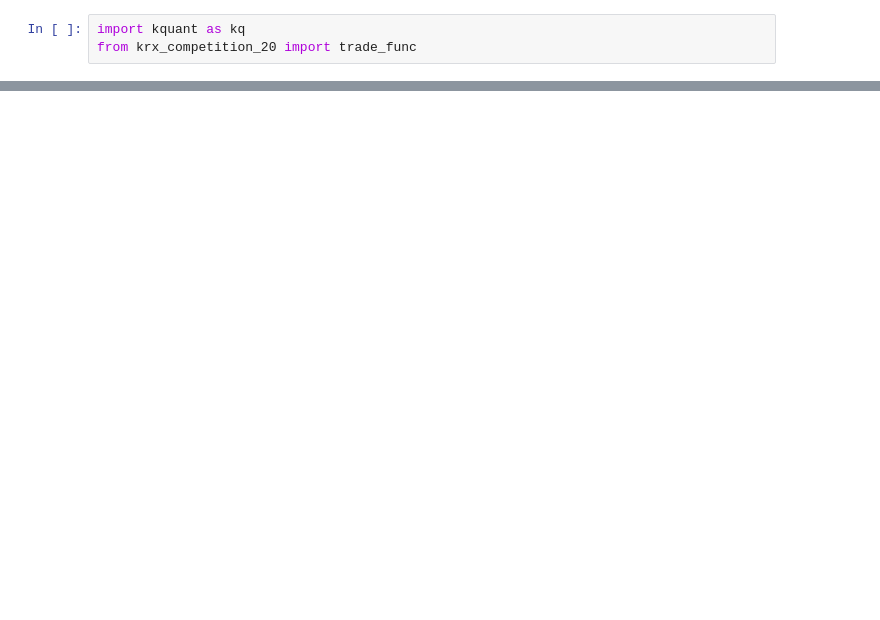
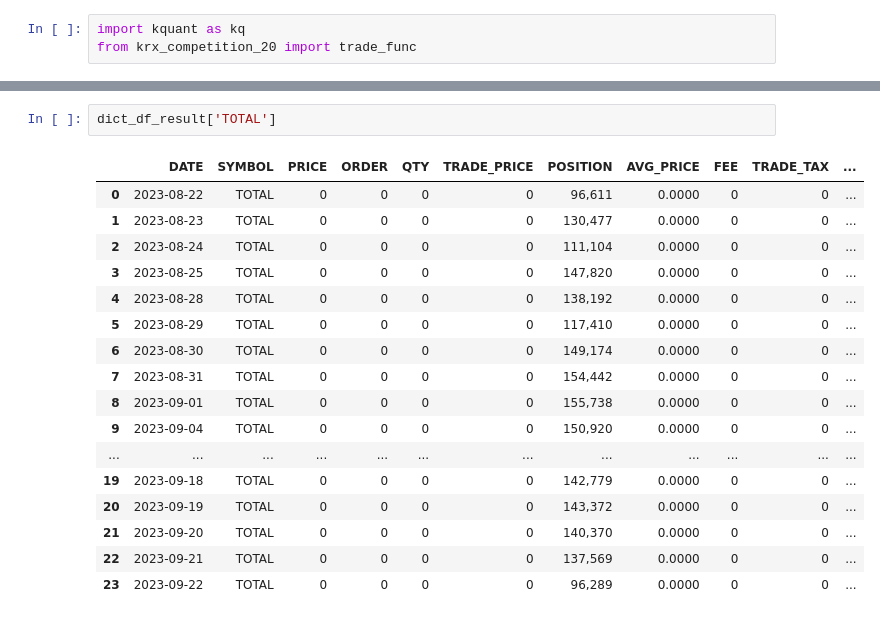
Before and after one commit to jackmappotion/Competition_KRX_Final, a Jupyter notebook: sector_pbr_per_md_based.ipynb, the cells around one changed output, grey strips where cells are left out. Saved outputs shown, nothing was run; the diff lists cells and outputs as text; blank space fills up the shorter version.

```diff
--- a/sector_pbr_per_md_based.ipynb
+++ b/sector_pbr_per_md_based.ipynb
@@ -15,0 +32,20 @@ FileNotFoundError: [Errno 2] No such file or directory: '/home/jack/anaconda3/en
+# %%
+dict_df_result['TOTAL']
+# %% [output]
+|  | DATE | SYMBOL | PRICE | ORDER | QTY | TRADE_PRICE | POSITION | AVG_PRICE | FEE | TRADE_TAX | ... |
+| 0 | 2023-08-22 | TOTAL | 0 | 0 | 0 | 0 | 96,611 | 0.0000 | 0 | 0 | ... |
+| 1 | 2023-08-23 | TOTAL | 0 | 0 | 0 | 0 | 130,477 | 0.0000 | 0 | 0 | ... |
+| 2 | 2023-08-24 | TOTAL | 0 | 0 | 0 | 0 | 111,104 | 0.0000 | 0 | 0 | ... |
+| 3 | 2023-08-25 | TOTAL | 0 | 0 | 0 | 0 | 147,820 | 0.0000 | 0 | 0 | ... |
+| 4 | 2023-08-28 | TOTAL | 0 | 0 | 0 | 0 | 138,192 | 0.0000 | 0 | 0 | ... |
+| 5 | 2023-08-29 | TOTAL | 0 | 0 | 0 | 0 | 117,410 | 0.0000 | 0 | 0 | ... |
+| 6 | 2023-08-30 | TOTAL | 0 | 0 | 0 | 0 | 149,174 | 0.0000 | 0 | 0 | ... |
+| 7 | 2023-08-31 | TOTAL | 0 | 0 | 0 | 0 | 154,442 | 0.0000 | 0 | 0 | ... |
+| 8 | 2023-09-01 | TOTAL | 0 | 0 | 0 | 0 | 155,738 | 0.0000 | 0 | 0 | ... |
+| 9 | 2023-09-04 | TOTAL | 0 | 0 | 0 | 0 | 150,920 | 0.0000 | 0 | 0 | ... |
+| ... | ... | ... | ... | ... | ... | ... | ... | ... | ... | ... | ... |
+| 19 | 2023-09-18 | TOTAL | 0 | 0 | 0 | 0 | 142,779 | 0.0000 | 0 | 0 | ... |
+| 20 | 2023-09-19 | TOTAL | 0 | 0 | 0 | 0 | 143,372 | 0.0000 | 0 | 0 | ... |
+| 21 | 2023-09-20 | TOTAL | 0 | 0 | 0 | 0 | 140,370 | 0.0000 | 0 | 0 | ... |
+| 22 | 2023-09-21 | TOTAL | 0 | 0 | 0 | 0 | 137,569 | 0.0000 | 0 | 0 | ... |
+| 23 | 2023-09-22 | TOTAL | 0 | 0 | 0 | 0 | 96,289 | 0.0000 | 0 | 0 | ... |
```
Also changed, not shown: parts of 1 cell of this notebook.
